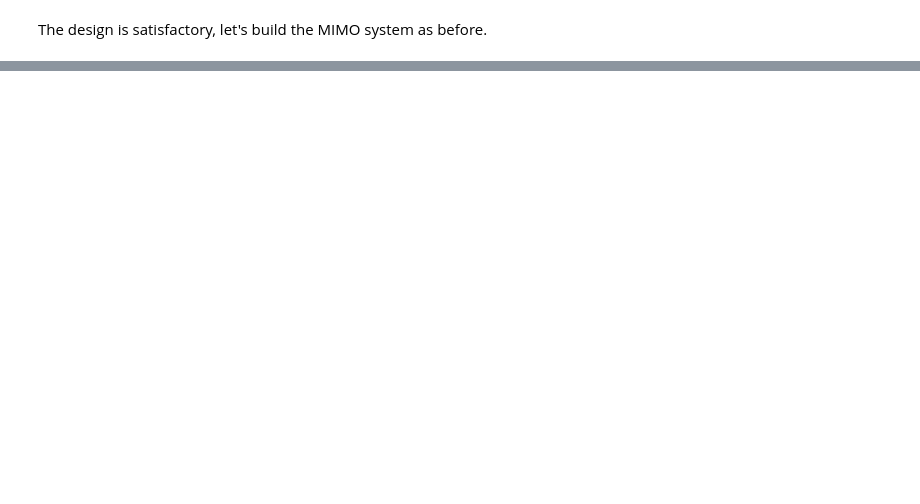
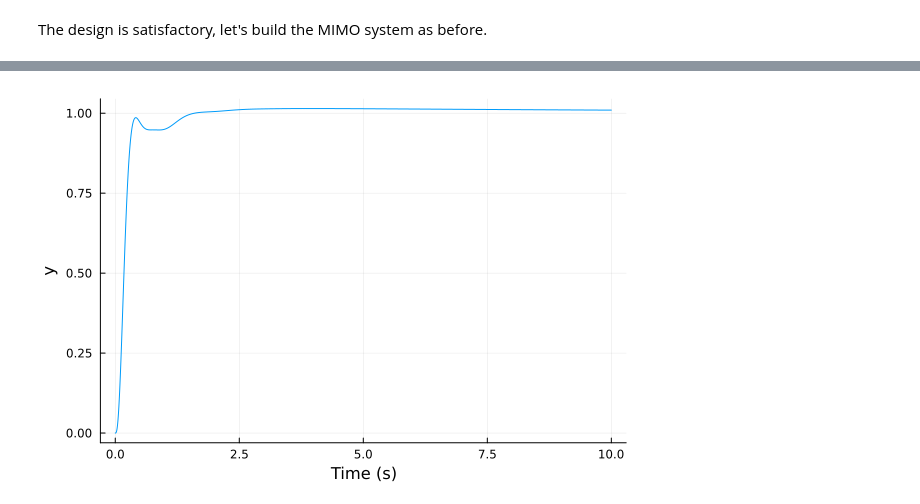
Before and after one commit to e271828e/Flight.jl, a Jupyter notebook: src/aircraft/c172r/design/v2_pitch_cas.ipynb, the cells around one changed output, grey strips where cells are left out. Cells and saved outputs as stored; diff of their text form; code cells hidden in the pictures; blank space fills up the shorter version.

```diff
--- a/src/aircraft/c172r/design/v2_pitch_cas.ipynb
+++ b/src/aircraft/c172r/design/v2_pitch_cas.ipynb
@@ -211,0 +416,5 @@ step(θ_cl_MIMO, 10) |> plot
+# %%
+#create a diagonal MIMO system from the theta compensator and a unit transfer
+#function
+θ_cmp_MIMO = append(θ_cmp, tf(1)) |> ss #and convert to ss before concatenation
+θ_cmp_q_cmp_long_dyn = series(θ_cmp_MIMO, q_comp_long_dyn_cl)
@@ -211,0 +439,17 @@ step(θ_cl_MIMO, 10) |> plot
+# %%
+K_θ = zeros(2, 7)
+K_θ[1,2] = 1 #extracts the second output vector component and puts it in the first component
+K_θ_ss = ss(K_θ) #creates a ss with no dynamics and K_select as feedthrough
+
+#now create a feedback loop with K in the feedback path
+θ_cmp_q_cmp_long_dyn_cl = feedback(θ_cmp_q_cmp_long_dyn, K_θ_ss)
+
+θ_cl_MIMO = θ_cmp_q_cmp_long_dyn_cl[2,1]
+
+#make sure the zpk data matches that of the SISO closed loop TF
+@show zpk(θ_cl_MIMO)
+
+#check step response
+step(θ_cl_MIMO, 10) |> plot
+# %% [output]
+[figure, added]
```
Also changed, not shown: parts of 22 cells of this notebook, 3 other files.
